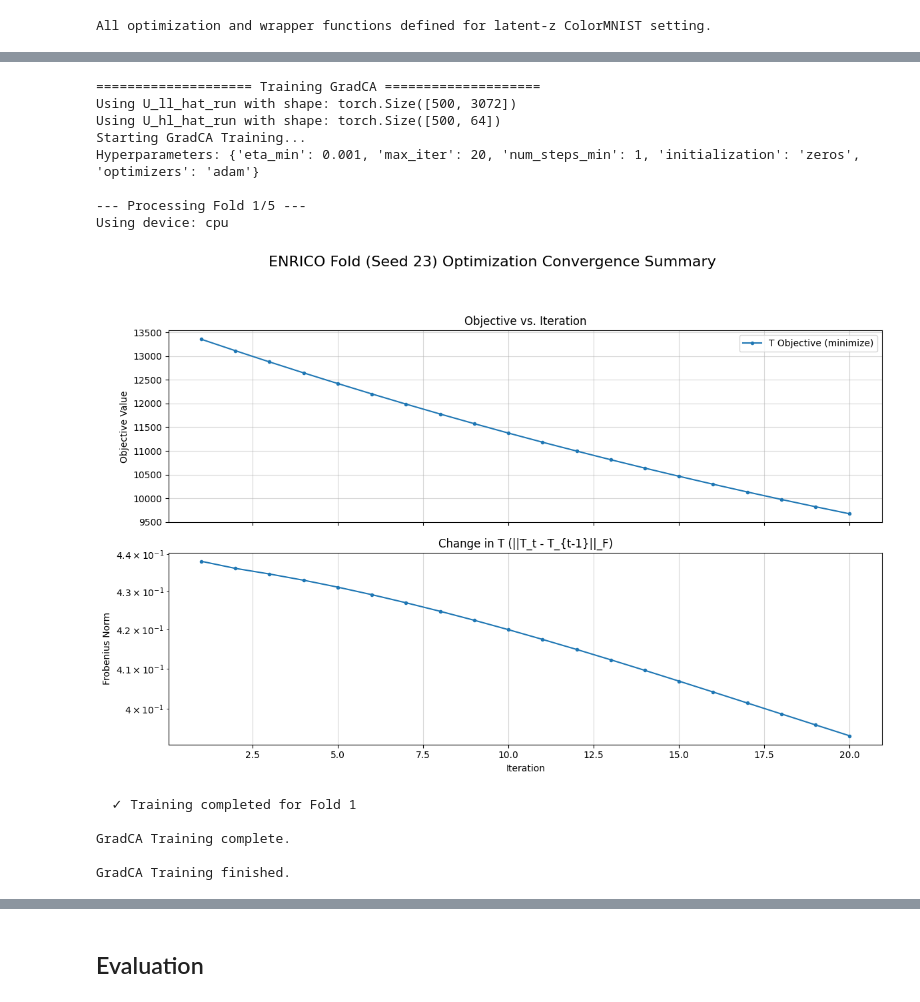
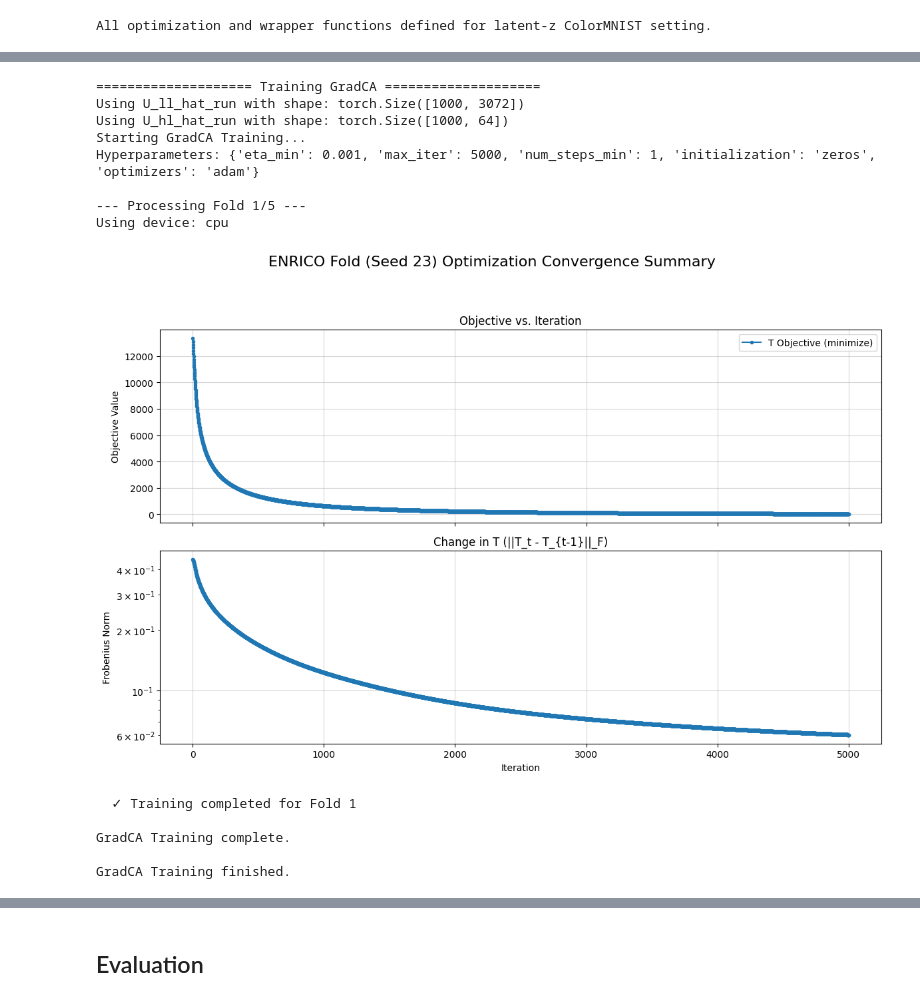
Before and after one commit to yfelekis/GenDiroca, a Jupyter notebook: cmnist_opt_new.ipynb, the cells around one changed output, grey strips where cells are left out. Drawn from its saved outputs; the diff is of its cells as text; code cells hidden in the pictures.

```diff
--- a/cmnist_opt_new.ipynb
+++ b/cmnist_opt_new.ipynb
@@ -438,8 +438,8 @@ parent_info_hl shape: (10000, 20)
 import torch
 import numpy as np
 
-# How many samples you want to keep (change this to 500 if you like)
-N_SUB = 500  # e.g. 500 or 1000
+# How many samples you want to keep
+N_SUB = 1000  # e.g. 500 or 1000
 
 print("\n" + "="*20 + f" Subsampling to N_SUB = {N_SUB} " + "="*20)
 
@@ -1923,7 +1925,7 @@ print("\n" + "="*20 + " Training GradCA " + "="*20)
 # --- Hyperparameters for GradCA ---
 gradca_hyperparams = {
     'eta_min': 1e-3,
-    'max_iter': 20,        # Number of outer iterations
+    'max_iter': 5000,        # Number of outer iterations
     'num_steps_min': 1,      # T-update steps per iteration
     'initialization': 'zeros',
     'optimizers': 'adam',
@@ -1940,37 +1942,37 @@ fixed_params_gradca = {
 U_ll_hat_run = U_ll_hat_fixed if 'U_ll_hat_fixed' in locals() else U_ll_hat
 U_hl_hat_run = U_hl_hat_fixed if 'U_hl_hat_fixed' in locals() else U_hl_hat
 
 print(f"Using U_ll_hat_run with shape: {U_ll_hat_run.shape}")
 print(f"Using U_hl_hat_run with shape: {U_hl_hat_run.shape}")
 
 # --- Execute Training ---
 results_gradca, monitors_gradca = train_gradca_single_run(
     cv_folds,
     U_ll_hat_run,
     U_hl_hat_run,
     det_ll_dict,
     det_hl_dict,
     omega,
     gradca_hyperparams,
     fixed_params_gradca,
 )
 
 print("\nGradCA Training finished.")
 
 # Optional: free some memory after training
 gc.collect()
 if torch.cuda.is_available():
     torch.cuda.empty_cache()
 # %% [output]
 ==================== Training GradCA ====================
-Using U_ll_hat_run with shape: torch.Size([500, 3072])
-Using U_hl_hat_run with shape: torch.Size([500, 64])
+Using U_ll_hat_run with shape: torch.Size([1000, 3072])
+Using U_hl_hat_run with shape: torch.Size([1000, 64])
 Starting GradCA Training...
-Hyperparameters: {'eta_min': 0.001, 'max_iter': 20, 'num_steps_min': 1, 'initialization': 'zeros', 'optimizers': 'adam'}
+Hyperparameters: {'eta_min': 0.001, 'max_iter': 5000, 'num_steps_min': 1, 'initialization': 'zeros', 'optimizers': 'adam'}
 
 --- Processing Fold 1/5 ---
 Using device: cpu
-[figure, old version]
+[figure, new version]
   ✓ Training completed for Fold 1
 
 GradCA Training complete.
```
Also changed, not shown: parts of 20 cells of this notebook, 6 other files.
